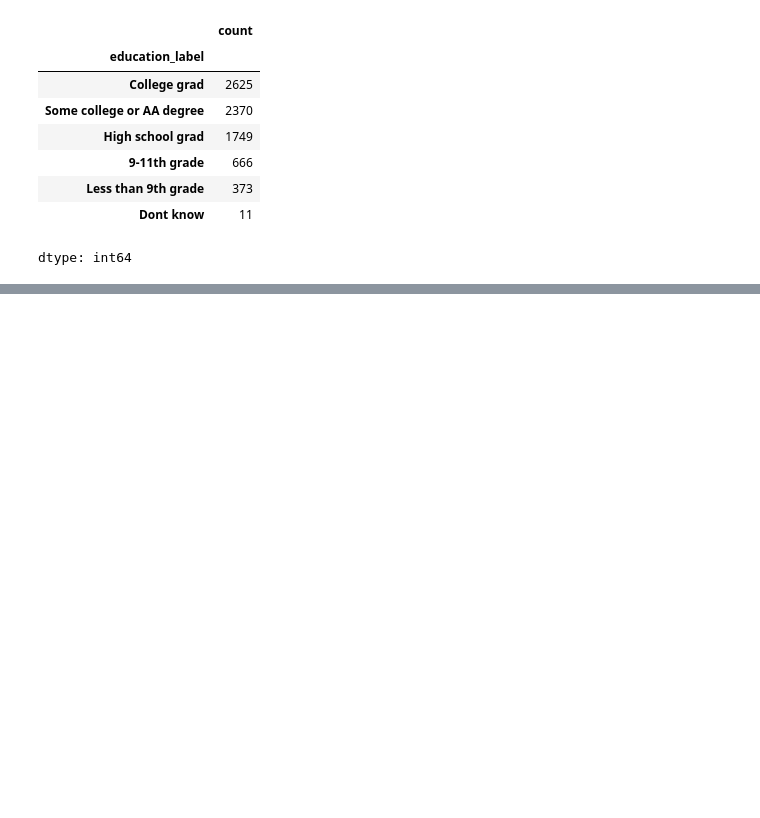
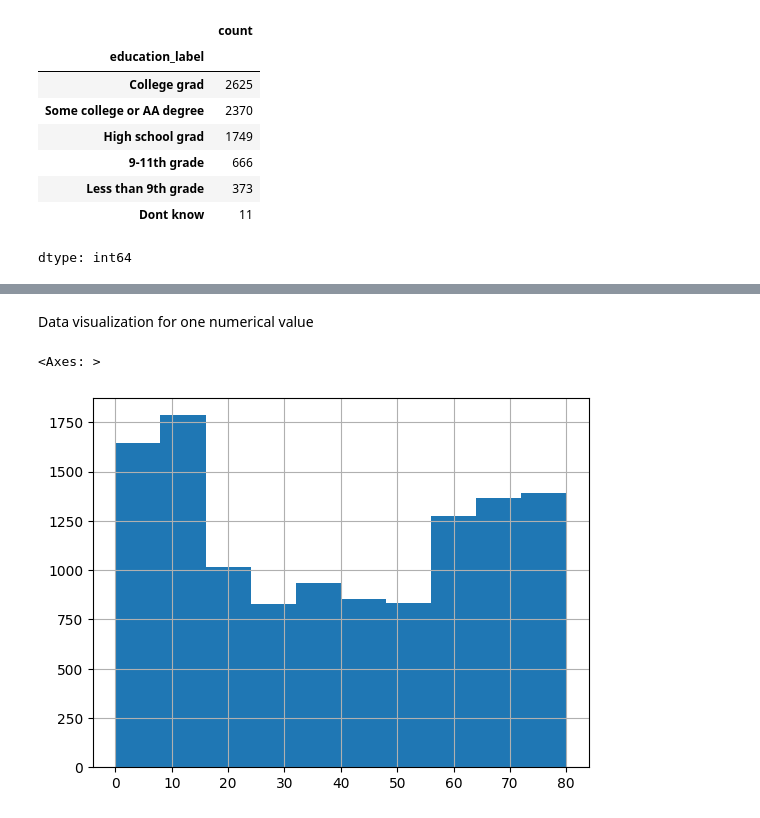
Before and after one commit to Ghazal-Rouhani/DSC_110, a Jupyter notebook: Data_summarization_and_visualization_10_12_2026.ipynb, the cells around one changed output, grey strips where cells are left out. Saved outputs shown, nothing was run; the diff lists cells and outputs as text; code cells hidden in the pictures; blank space fills up the shorter version.

```diff
--- a/Data_summarization_and_visualization_10_12_2026.ipynb
+++ b/Data_summarization_and_visualization_10_12_2026.ipynb
@@ -54,0 +61,9 @@ dtype: int64
+# %%
+diabetes_map = {
+    1: 'Has Diabetes',
+    2: 'No Diabetes',
+    3: 'Borderline',
+    9: 'Do not know'
+}
+# %%
+df['diabetes_label'] = df['has_diabetes'].map(diabetes_map)
@@ -54,0 +131,7 @@ dtype: int64
+# %% [markdown]
+Data visualization for one numerical value
+# %%
+df['age'].hist()
+# %% [output]
+<Axes: >
+[figure, added]
```
Also changed, not shown: parts of 25 cells of this notebook.
